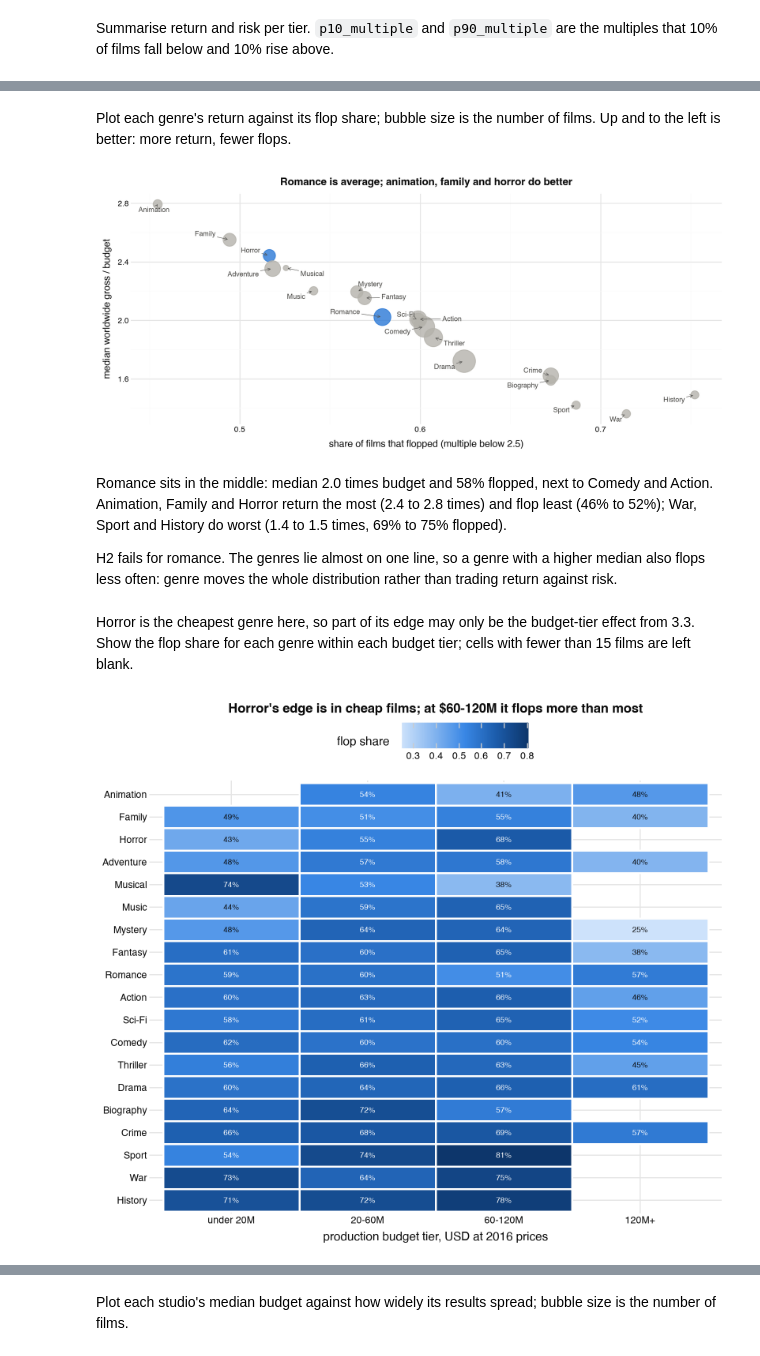
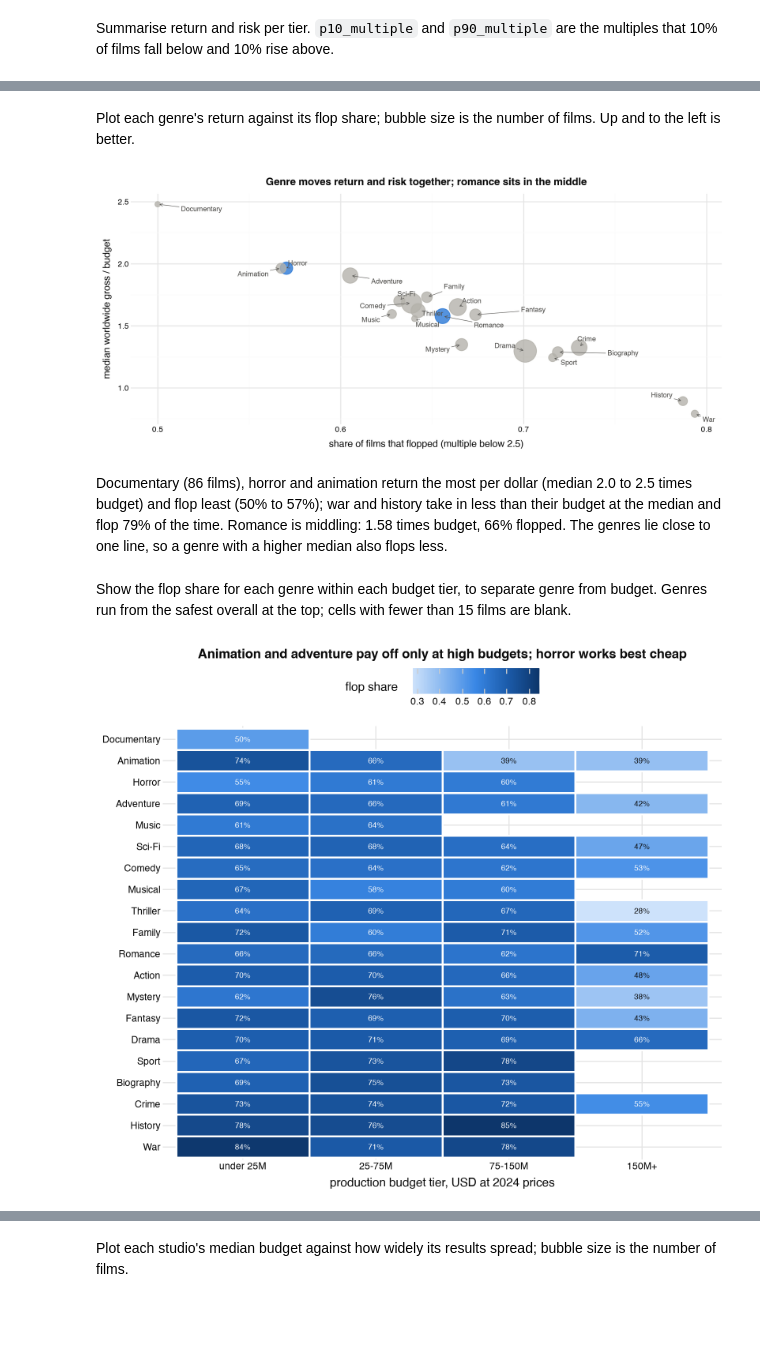
Before and after one commit to martin-gbeck/dao-movie-project, a Jupyter notebook: movie_studio.ipynb, the cells around one changed output, grey strips where cells are left out. Cells and saved outputs as stored; diff of their text form; code cells hidden in the pictures; blank space fills up the shorter version.

```diff
--- a/movie_studio.ipynb
+++ b/movie_studio.ipynb
@@ -49,14 +49,14 @@ from plotnine import (
     facet_wrap,
     geom_abline,
     geom_boxplot,
-    geom_histogram,
+    geom_col,
     geom_hline,
     geom_line,
+    geom_linerange,
     geom_point,
     geom_text,
     geom_tile,
     geom_violin,
-    geom_vline,
     ggplot,
     labs,
     scale_color_identity,
@@ -72,10 +72,13 @@ from plotnine import (
 )
 
 from lib.data_schemas import BREAK_EVEN_MULTIPLE, Film
-from lib.features import count_competitors, prior_track_record
+from lib.features import career_before_release, count_competitors
+from lib.fetching import fetch_wikidata_facts
+from lib.loading import load_franchise_lists, load_imdb, load_tmdb
 from lib.parsing import attach_closest_year, fix_mojibake, major_studio, title_key
 
 RAW = Path("data/raw")
+INTERIM = Path("data/interim")
 
 # one palette for every chart: blue marks the group under discussion, grey is context, red is the break-even line
 ACCENT = "#2a78d6"
@@ -83,6 +86,7 @@ CONTEXT = "#b4b2ab"
 FLOP_RED = "#e34948"
 # budget tiers from cheapest to most expensive, light to dark blue
 TIER_COLOURS = ["#86b6ef", "#3987e5", "#1c5cab", "#0d366b"]
+SEQUENTIAL = ["#cde2fb", "#86b6ef", "#3987e5", "#1c5cab", "#0d366b"]
 
 # legend on top: a legend on the right sits past the pane edge when the plot is wide
 theme_set(
@@ -327 +340,13 @@ shape: (5, 2)
+# %%
+cpi = (
+    pl.read_csv(RAW / "fred/CPIAUCSL.csv", try_parse_dates=True)
+    .group_by(year=pl.col("observation_date").dt.year().cast(pl.Int32))
+    .agg(pl.col("CPIAUCSL").mean().alias("cpi"))
+)
+cpi_2024 = cpi.filter(pl.col("year") == 2024).item(0, "cpi")
+to_2024_dollars = cpi.select("year", to_2024_factor=cpi_2024 / pl.col("cpi"))
+sentiment = pl.read_csv(RAW / "fred/UMCSENT.csv", try_parse_dates=True).select(
+    release_month=pl.col("observation_date").dt.offset_by("1mo").dt.truncate("1mo"),
+    consumer_sentiment=pl.col("UMCSENT").cast(pl.Float64, strict=False),
+)
 # %% [markdown]
@@ -544,8 +786,11 @@ Summarise each genre's median multiple and flop share, for genres with at least
 # %%
+dev_genres = (
+    dev.with_columns(genre=pl.col("genres").str.split(","))
+    .explode("genre", empty_as_null=True)
+    .drop_nulls("genre")
+)
 by_genre = (
-    dev.with_columns(genre=pl.col("genres").str.split("|"))
-    .explode("genre", empty_as_null=True)
-    .group_by("genre")
+    dev_genres.group_by("genre")
     .agg(
         pl.len().alias("films"),
         pl.col("budget_real_musd").median().alias("median_budget_musd"),
@@ -584,5 +829,5 @@ shape: (19, 6)
 # %% [markdown]
-Plot each genre's return against its flop share; bubble size is the number of films. Up and to the left is better: more return, fewer flops.
+Plot each genre's return against its flop share; bubble size is the number of films. Up and to the left is better.
 # %%
 (
     ggplot(by_genre, aes("flop_share", "median_multiple"))
@@ -593,58 +838,52 @@ Plot each genre's return against its flop share; bubble size is the number of fi
     + scale_size(range=(3, 14))
     + scale_color_manual(values={"yes": ACCENT, "no": CONTEXT})
     + labs(
-        title="Romance is average; animation, family and horror do better",
+        title="Genre moves return and risk together; romance sits in the middle",
         x="share of films that flopped (multiple below 2.5)",
         y="median worldwide gross / budget",
     )
     + theme(legend_position="none")
 )
 # %% [output]
-[figure, old version]
+[figure, new version]
 # %% [markdown]
-Romance sits in the middle: median 2.0 times budget and 58% flopped, next to Comedy and Action. Animation, Family and Horror return the most (2.4 to 2.8 times) and flop least (46% to 52%); War, Sport and History do worst (1.4 to 1.5 times, 69% to 75% flopped).
-
-H2 fails for romance. The genres lie almost on one line, so a genre with a higher median also flops less often: genre moves the whole distribution rather than trading return against risk.
+Documentary (86 films), horror and animation return the most per dollar (median 2.0 to 2.5 times budget) and flop least (50% to 57%); war and history take in less than their budget at the median and flop 79% of the time. Romance is middling: 1.58 times budget, 66% flopped. The genres lie close to one line, so a genre with a higher median also flops less.
 # %% [markdown]
-Horror is the cheapest genre here, so part of its edge may only be the budget-tier effect from 3.3. Show the flop share for each genre within each budget tier; cells with fewer than 15 films are left blank.
+Show the flop share for each genre within each budget tier, to separate genre from budget. Genres run from the safest overall at the top; cells with fewer than 15 films are blank.
 # %%
 genre_by_tier = (
-    dev.with_columns(genre=pl.col("genres").str.split("|"))
-    .explode("genre", empty_as_null=True)
-    .filter(pl.col("genre").is_in(by_genre["genre"].to_list()))
+    dev_genres.filter(pl.col("genre").is_in(by_genre["genre"].to_list()))
     .group_by("genre", "budget_tier")
     .agg(pl.len().alias("films"), pl.col("flop").mean().alias("flop_share"))
     .filter(pl.col("films") >= 15)
     .with_columns(
         # genres ordered by their overall flop share, safest at the top
         pl.col("genre").cast(
             pl.Enum(by_genre.sort("flop_share", descending=True)["genre"].to_list())
         ),
         label=(pl.col("flop_share") * 100).round(0).cast(pl.Int64).cast(pl.String)
         + "%",
         # dark text on the light cells, white on the dark ones
         text_colour=pl.when(pl.col("flop_share") < 0.5)
         .then(pl.lit("#0b0b0b"))
         .otherwise(pl.lit("white")),
     )
 )
 
 (
     ggplot(genre_by_tier, aes("budget_tier", "genre", fill="flop_share"))
     + geom_tile(color="white", size=1)
     + geom_text(aes(label="label", color="text_colour"), size=7)
     + scale_color_identity()
-    + scale_fill_gradientn(
-        colors=["#cde2fb", "#86b6ef", "#3987e5", "#1c5cab", "#0d366b"]
-    )
+    + scale_fill_gradientn(colors=SEQUENTIAL)
     + labs(
-        title="Horror's edge is in cheap films; at $60-120M it flops more than most",
-        x="production budget tier, USD at 2016 prices",
+        title="Animation and adventure pay off only at high budgets; horror works best cheap",
+        x="production budget tier, USD at 2024 prices",
         y="",
         fill="flop share",
     )
     + theme(figure_size=(8, 7))
 )
 # %% [output]
-[figure, old version]
+[figure, new version]
 # %% [markdown]
```
Also changed, not shown: parts of 76 cells of this notebook, 19 other files.
